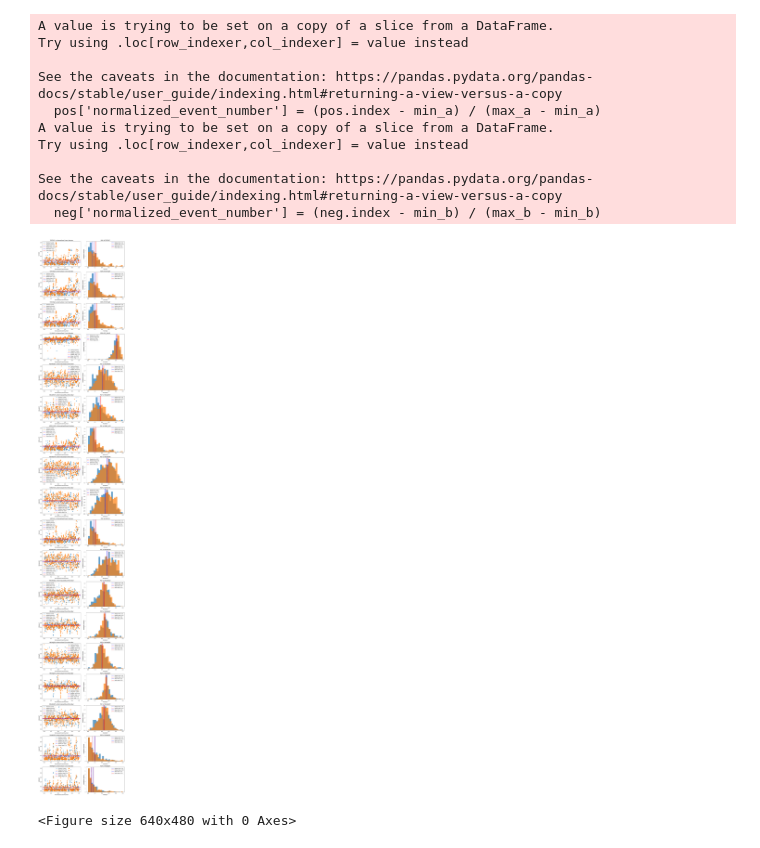
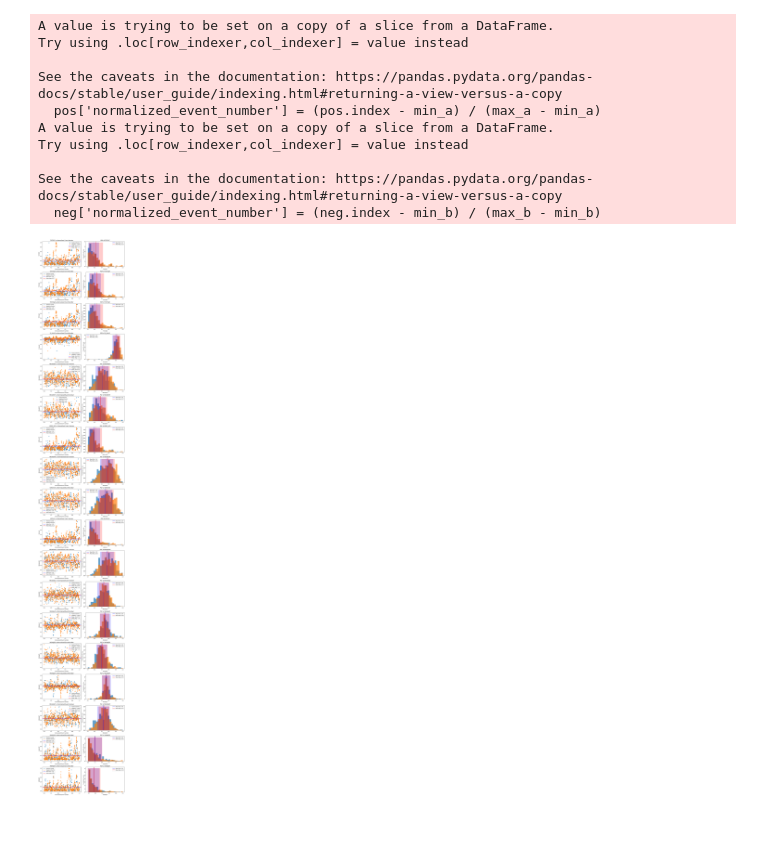
Before and after one commit to nabdeep-patel/flare-cme-association, a Jupyter notebook: graph/2024.ipynb, the cells around one changed output. Drawn from its saved outputs; the diff is of its cells as text; code cells hidden in the pictures.

```diff
--- a/graph/2024.ipynb
+++ b/graph/2024.ipynb
@@ -15,6 +13,10 @@ negative = pd.read_csv('/workspaces/flare-cme-association/2024/negative_2024.csv
 negative["CME"] = 0
 # %%
 data = pd.concat([positive, negative], ignore_index=True)
+# %%
+data["Peak_Time_m"] = pd.to_datetime(data["Peak_Time"].str[:-4], format="%Y.%m.%d_%H:%M")
+# %%
+data = data[data["Peak_Time_m"].dt.year < 2016]
 # %%
 data
 # %% [output]
@@ -34,4 +36,4 @@ data
 # %% [markdown]
 ## Plotting histograms to see the variability of the data
 # %%
-data = data.drop(['HARPNUM','NOAA_ARS','GOES_Class','Peak_Time'], axis=1)
+data = data.drop(['HARPNUM','NOAA_ARS','GOES_Class','Peak_Time','Peak_Time_m'], axis=1)
@@ -170,39 +188,36 @@ plt.figure(figsize=(12, 80))
 
 for i in range(len(columns) - 1):
     mean_pos = np.mean(pos.iloc[:, i])
     mean_neg = np.mean(neg.iloc[:, i])
-    median_pos = np.median(pos.iloc[:, i])
-    median_neg = np.median(neg.iloc[:, i])
+    std_pos = np.std(pos.iloc[:,i])
+    std_neg = np.std(neg.iloc[:,i])
 
     plt.subplot(len(columns), 2, a)
     plt.scatter(pos["normalized_event_number"], pos.iloc[:, i], alpha=0.7, label="Positive Events")
     plt.scatter(neg["normalized_event_number"], neg.iloc[:, i], alpha=0.7, label="Negative Events")
-    plt.axhline(median_pos, color='b',linestyle='dashed', label=f"Median Pos: {median_pos:.2f}")
-    plt.axhline(median_neg, color='r',linestyle='dashed', label=f"Median Neg: {median_neg:.2f}")
     plt.axhline(mean_pos, color='b', label=f"Mean Pos: {mean_pos:.2f}")
     plt.axhline(mean_neg, color='r', label=f"Mean Neg: {mean_neg:.2f}")
     plt.xlabel("Normalized Event Number")
     plt.ylabel(ordered_columns[i])
     plt.title(f"{ordered_columns[i]} vs Normalized Event Number")
     plt.legend()
 
     plt.subplot(len(columns), 2, a + 1)
     plt.hist(pos.iloc[:, i], bins=20, density=True, alpha=0.7)
     plt.hist(neg.iloc[:, i], bins=20, density=True, alpha=0.7)
-    plt.axvline(median_pos, color='b',linestyle='dashed', label=f"Median Pos: {median_pos:.2f}")
-    plt.axvline(median_neg, color='r',linestyle='dashed', label=f"Median Neg: {median_neg:.2f}")
     plt.axvline(mean_pos, color='b', label=f"Mean Pos: {mean_pos:.2f}")
     plt.axvline(mean_neg, color='r', label=f"Mean Neg: {mean_neg:.2f}")
+    ymin, ymax = plt.ylim()
+    plt.fill_betweenx([ymin, ymax], mean_pos - std_pos, mean_pos + std_pos, color='b', alpha=0.2)
+    plt.fill_betweenx([ymin, ymax], mean_neg - std_neg, mean_neg + std_neg, color='r', alpha=0.2)
     plt.xlabel(ordered_columns[i])
     plt.ylabel('Probability Density')
     plt.title(f'PDF of {ordered_columns[i]}')
     plt.legend()
 
     a += 2
 
 plt.tight_layout()
 plt.show()
-plt.savefig("2024_parameters_pdf.jpeg")
 # %% [output]
-[figure, old version]
+[figure, new version]
-<Figure size 640x480 with 0 Axes>
```
Also changed, not shown: parts of 4 cells of this notebook, 6 other files.
